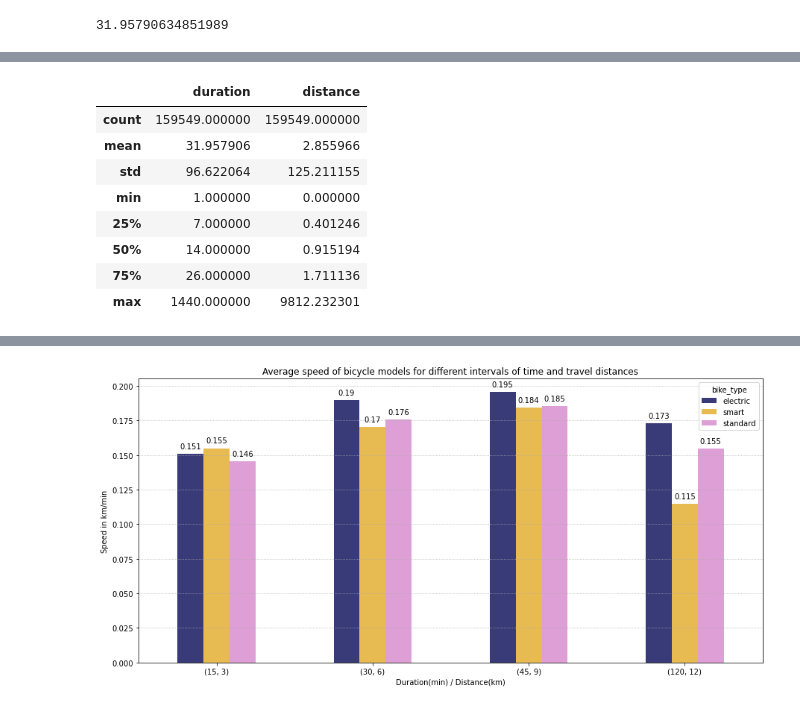
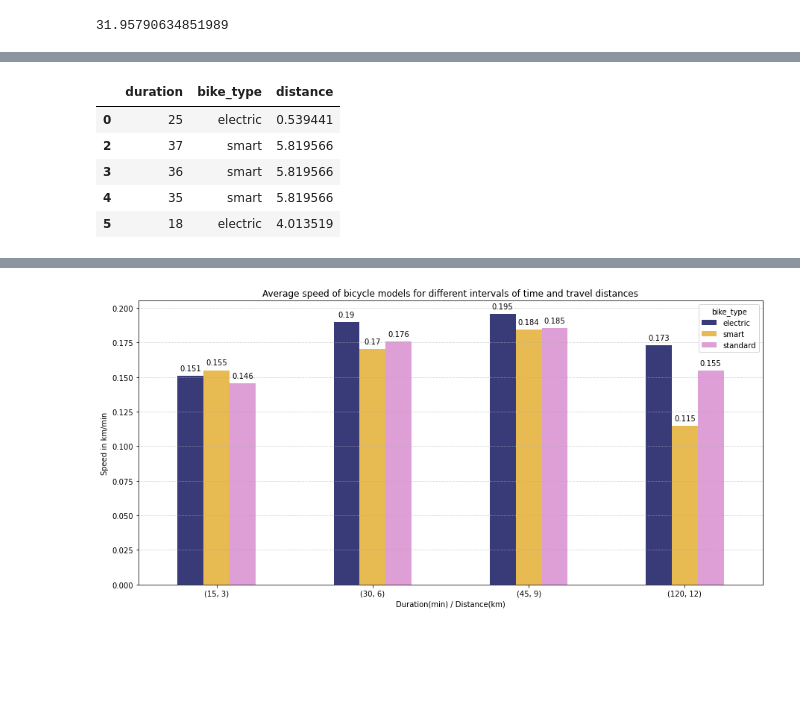
Before and after one commit to jvcanavarro/MetroBike, a Jupyter notebook: main.ipynb, the cells around one changed output, grey strips where cells are left out. Cells and saved outputs as stored; diff of their text form; code cells hidden in the pictures; blank space fills up the shorter version.

```diff
--- a/main.ipynb
+++ b/main.ipynb
@@ -117,15 +98,12 @@ df['distance'] = df.apply(lambda x: get_distance(x[columns]), axis=1)
 # %%
 # The duration and distance values of rides are very discrepant, specially because some rides start and end at same station. Eventually there are cases where people stay with the bike an entire day and then return then to a station, which doesn't reflect the real time they spending at the ride.
 # In this sense, we decided to ignore those cases when calculating the mean speed of each bycicle model.
 time_space = df.iloc[:, [0, 10, 11]]
-time_space.describe()
+time_space.head()
 # %% [output]
-|  | duration | distance |
-| count | 159549.000000 | 159549.000000 |
-| mean | 31.957906 | 2.855966 |
-| std | 96.622064 | 125.211155 |
-| min | 1.000000 | 0.000000 |
-| 25% | 7.000000 | 0.401246 |
-| 50% | 14.000000 | 0.915194 |
-| 75% | 26.000000 | 1.711136 |
-| max | 1440.000000 | 9812.232301 |
+|  | duration | bike_type | distance |
+| 0 | 25 | electric | 0.539441 |
+| 2 | 37 | smart | 5.819566 |
+| 3 | 36 | smart | 5.819566 |
+| 4 | 35 | smart | 5.819566 |
+| 5 | 18 | electric | 4.013519 |
```
Also changed, not shown: parts of 10 cells of this notebook.
